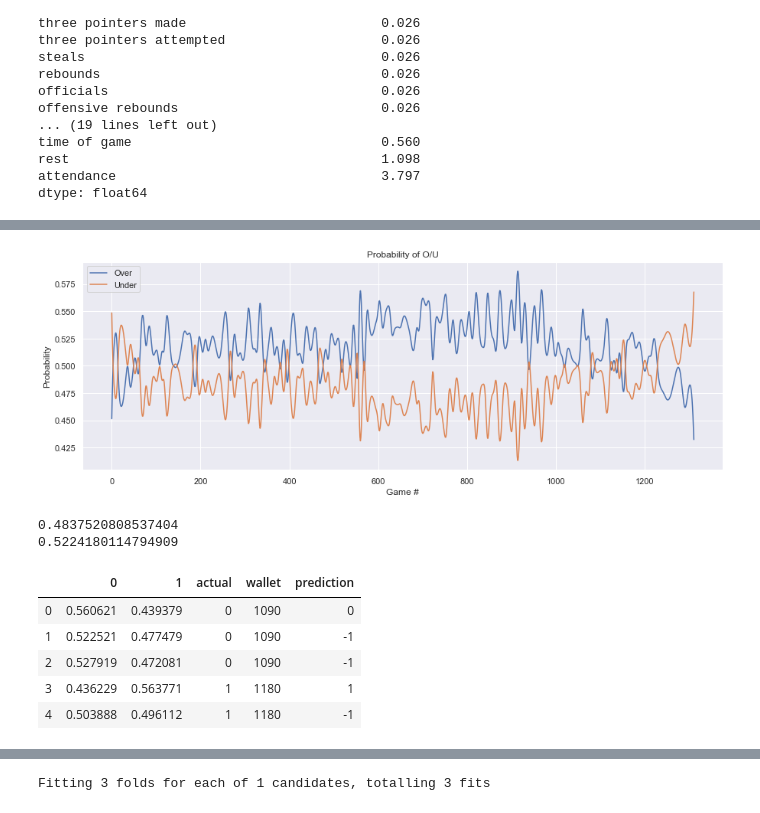
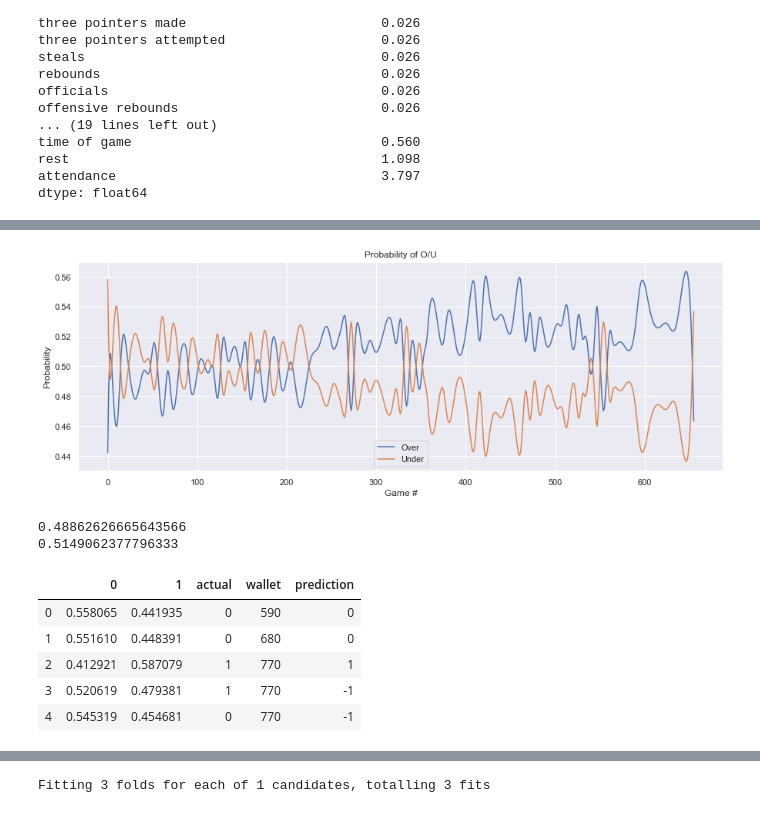
Before and after one commit to erdos2020nbaou/nba_ou_jam, a Jupyter notebook: NBA_Jam_Paul_V6.ipynb, the cells around one changed output, grey strips where cells are left out. Drawn from its saved outputs; the diff is of its cells as text; code cells hidden in the pictures.

```diff
--- a/NBA_Jam_Paul_V6.ipynb
+++ b/NBA_Jam_Paul_V6.ipynb
@@ -417,8 +487,8 @@ X_test_final = X_test_final.drop(droplist, axis=1, errors='ignore')
 X_train_num = X_train.select_dtypes('number')
 X_test_num = X_test.select_dtypes('number')
 
-X_train_2016_num = X_train_2016.select_dtypes('number')
-X_test_2017_num = X_test_2017.select_dtypes('number')
+X_train_2012_num = X_train_2012.select_dtypes('number')
+X_test_2013_num = X_test_2013.select_dtypes('number')
 
 X_train_final_num = X_train_final.select_dtypes('number')
 X_test_final_num = X_test_final.select_dtypes('number')
@@ -434,13 +504,13 @@ X_test_2017_scaled = pd.DataFrame(scaler.fit_transform(X_test_2017_num), columns
 X_test_final_scaled = pd.DataFrame(scaler.fit_transform(X_test_final_num),
                                    columns = X_test_final_num.columns)
 # %%
-model = xgb.XGBClassifier(seed=968, eta=.02, n_estimators=1000, min_child_weight=1,
+model = xgb.XGBClassifier(seed=968, eta=.1, n_estimators=10000, min_child_weight=1,
                           max_depth=1, subsample=1, cosample_bytree=1, reg_lambda=10,
                           reg_alpha=10)
 evals_result ={}
-eval_s = [(X_train_2016_num, y_train_2016),(X_test_2017_num, y_test_2017)]
-model.fit(X_train_2016_num, y_train_2016, eval_metric=["error", "logloss"],
-          early_stopping_rounds=100, eval_set=eval_s, verbose=False)
+eval_s = [(X_train_2012_num, y_train_2012),(X_test_2013_num, y_test_2013)]
+model.fit(X_train_2012_num, y_train_2012, eval_metric=["error", "logloss"],
+          early_stopping_rounds=10, eval_set=eval_s, verbose=False)
 
 # make predictions for test data
 y_pred = model.predict(X_test_final_num)
@@ -519,19 +589,19 @@ model = xgb.XGBClassifier(seed=567)
 #    'n_estimators': [100],
 #}
 param_grid = {
-    'eta': [.001, .01, .1],
-    'n_estimators': [100, 500, 1000],
+    'eta': [.1],
+    'n_estimators': [500],
     'min_child_weight': [1],
     'colsample_bytree': [1],
-    'max_depth': [1, 2, 3],
-    'reg_alpha': [1, 5, 10],
-    'reg_lambda': [1, 5, 10],
+    'max_depth': [1],
+    'reg_alpha': [1, 5],
+    'reg_lambda': [1, 5],
     'subsample': [1]
     }
 
 fitted_model, pred = algorithm_pipeline(X_train_num, X_test_num,
                                         y_train, y_test, model, param_grid, cv=indices,
-                                        scoring_fit = 'accuracy', probabilities = False)
+                                        scoring_fit = 'neg_log_loss', probabilities = False)
 
 #Scores and parameters
 print(round(fitted_model.best_score_, 3))
@@ -576,5 +649,5 @@ pred_df.head()
 # %%
-wallet = 1000
+wallet = 500
 for i in range(0, pred_df.shape[0]):
     if i == 0:
         if pred_df.iloc[0, pred_df.columns.get_loc('prediction')] == pred_df.iloc[0,
@@ -652,33 +725,33 @@ prob_df.head(20)
 # %%
 from scipy.interpolate import UnivariateSpline
 # 300 represents number of points to make between T.min and T.max
 xnew = np.linspace(prob_df.index.min(), prob_df.index.max(), prob_df.shape[0])
 spl0 = UnivariateSpline(prob_df.index, prob_df['0'])
 spl1 = UnivariateSpline(prob_df.index, prob_df['1'])
-spl0.set_smoothing_factor(3.25)
-spl1.set_smoothing_factor(3.25)
+spl0.set_smoothing_factor(.85)
+spl1.set_smoothing_factor(.85)
 
 
 fig, ax = plt.subplots(figsize=(15,5))
 #ax.plot(prob_df.index, prob_df['0'])
 ax.plot(prob_df.index, spl1(xnew), label = 'Over')
 ax.plot(prob_df.index, spl0(xnew), label= 'Under')
 #ax.plot(prob_df.index, prob_df['1'])
 plt.xlabel('Game #')
 plt.ylabel('Probability')
 plt.legend()
 plt.title('Probability of O/U')
 plt.show()
 
 #RMS
 print(np.sqrt(np.mean(prob_df['0']**2)))
 print(np.sqrt(np.mean(prob_df['1']**2)))
 # %% [output]
-[figure, old version]
+[figure, new version]
-0.4837520808537404
-0.5224180114794909
+0.48862626665643566
+0.5149062377796333
 # %%
-wallet = 1000
+wallet = 500
 for i in range(0, prob_df.shape[0]):
     if i == 0:
         if prob_df.iloc[0, prob_df.columns.get_loc('prediction')] == -1:
@@ -703,11 +776,11 @@ for i in range(0, prob_df.shape[0]):
 prob_df.head()
 # %% [output]
 |  | 0 | 1 | actual | wallet | prediction |
-| 0 | 0.560621 | 0.439379 | 0 | 1090 | 0 |
-| 1 | 0.522521 | 0.477479 | 0 | 1090 | -1 |
-| 2 | 0.527919 | 0.472081 | 0 | 1090 | -1 |
-| 3 | 0.436229 | 0.563771 | 1 | 1180 | 1 |
-| 4 | 0.503888 | 0.496112 | 1 | 1180 | -1 |
+| 0 | 0.558065 | 0.441935 | 0 | 590 | 0 |
+| 1 | 0.551610 | 0.448391 | 0 | 680 | 0 |
+| 2 | 0.412921 | 0.587079 | 1 | 770 | 1 |
+| 3 | 0.520619 | 0.479381 | 1 | 770 | -1 |
+| 4 | 0.545319 | 0.454681 | 0 | 770 | -1 |
 # %%
 fig, ax = plt.subplots(figsize=(5,5))
 ax.plot(prob_df.index, prob_df['wallet'])
```
Also changed, not shown: parts of 30 cells of this notebook, 5 other files.
